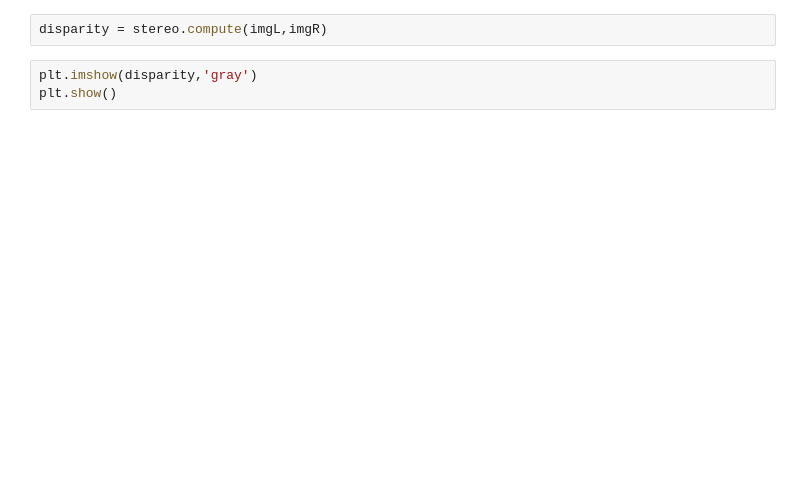
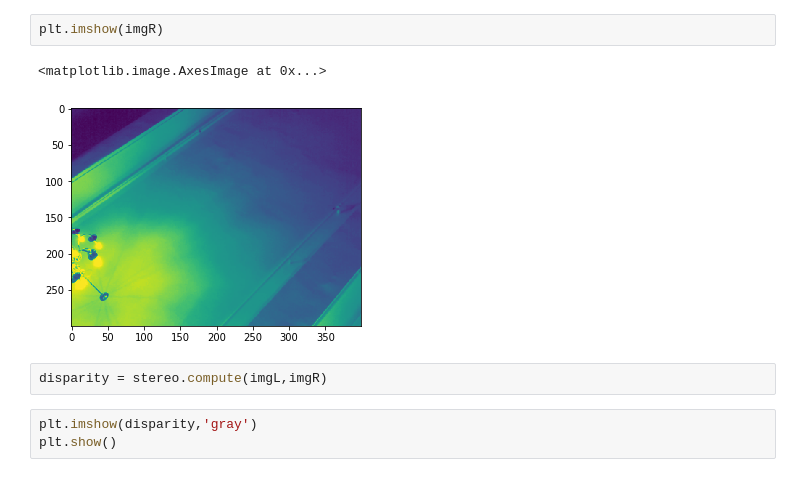
Before and after one commit to MAP-Team/haptic-camera-system, a Jupyter notebook: data_science/notebooks/depth_map.ipynb, the cells around one changed output. Cells and saved outputs as stored; diff of their text form; blank space fills up the shorter version.

```diff
--- a/data_science/notebooks/depth_map.ipynb
+++ b/data_science/notebooks/depth_map.ipynb
@@ -10,3 +20,8 @@ stereo = cv.StereoBM_create(numDisparities=16, blockSize=15)
+# %%
+plt.imshow(imgR)
+# %% [output]
+<matplotlib.image.AxesImage at 0x...>
+[figure, added]
 # %%
 disparity = stereo.compute(imgL,imgR)
 # %%
```
Also changed, not shown: parts of 7 cells of this notebook, 6 other files.
